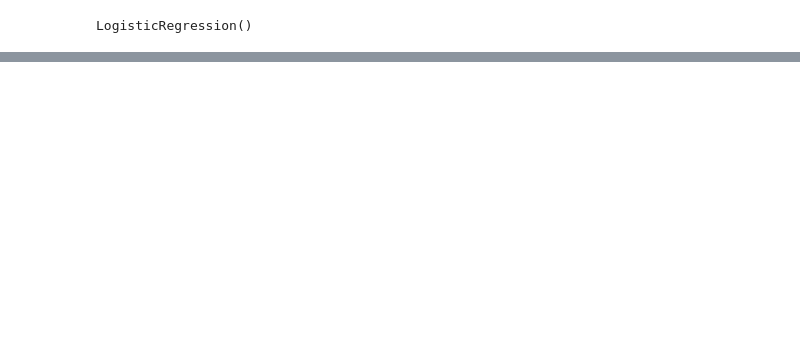
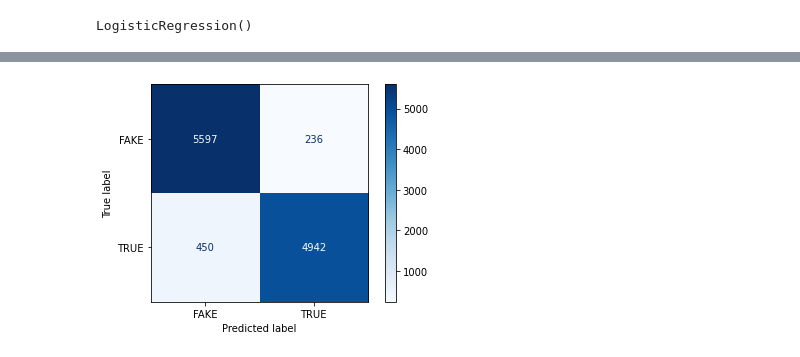
Before and after one commit to BG-bibek/fake_news_detection_using_chrome_extension, a Jupyter notebook: ML/fake_news_detection.ipynb, the cells around one changed output, grey strips where cells are left out. Drawn from its saved outputs; the diff is of its cells as text; code cells hidden in the pictures; blank space fills up the shorter version.

```diff
--- a/ML/fake_news_detection.ipynb
+++ b/ML/fake_news_detection.ipynb
@@ -197,3 +228,7 @@ print(accuracy*100)
+# %%
+dis = plot_confusion_matrix(Nb, xv_test, y_test, cmap = 'Blues', values_format='d')
+# %% [output]
+[figure, added]
 # %%
 from sklearn.tree import DecisionTreeClassifier
 
```
Also changed, not shown: parts of 20 cells of this notebook, 8 other files.
